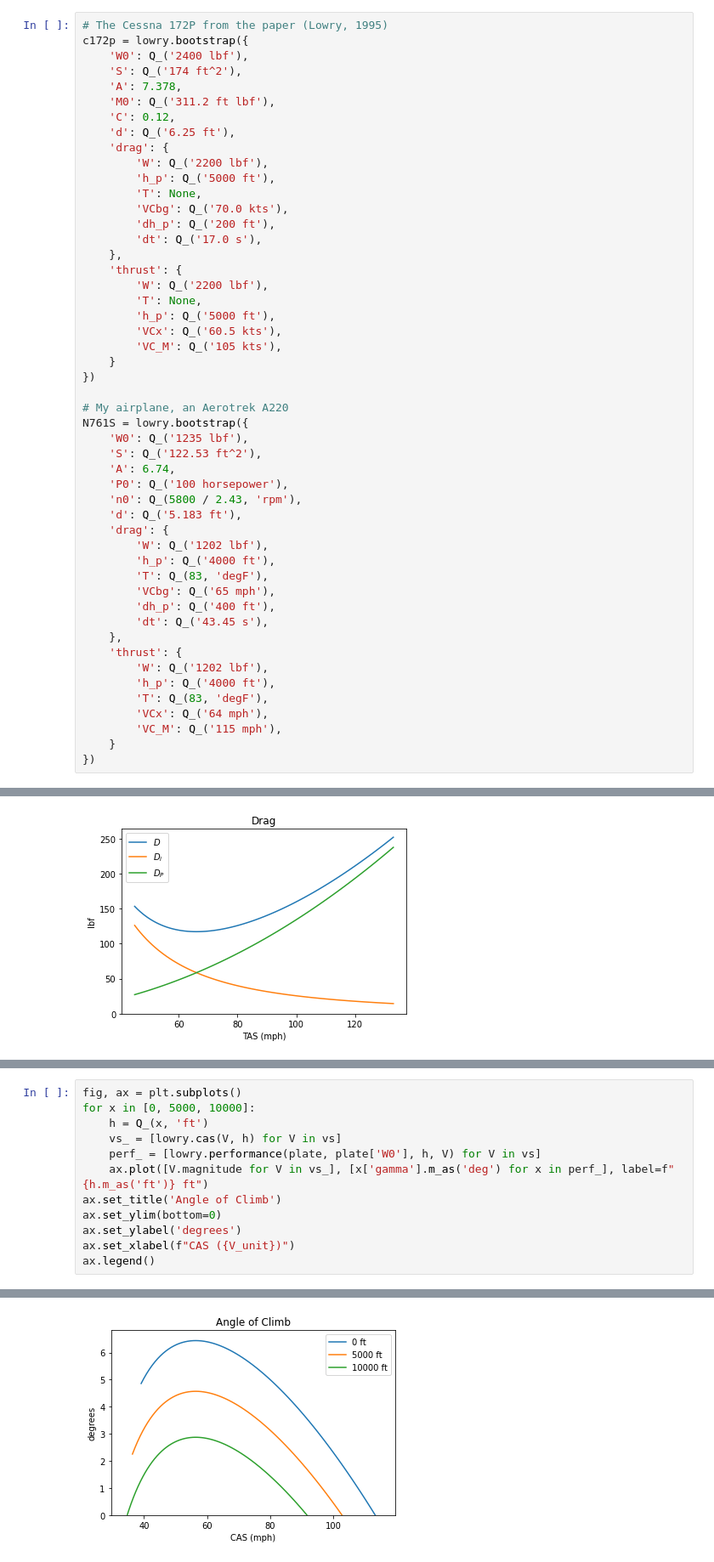
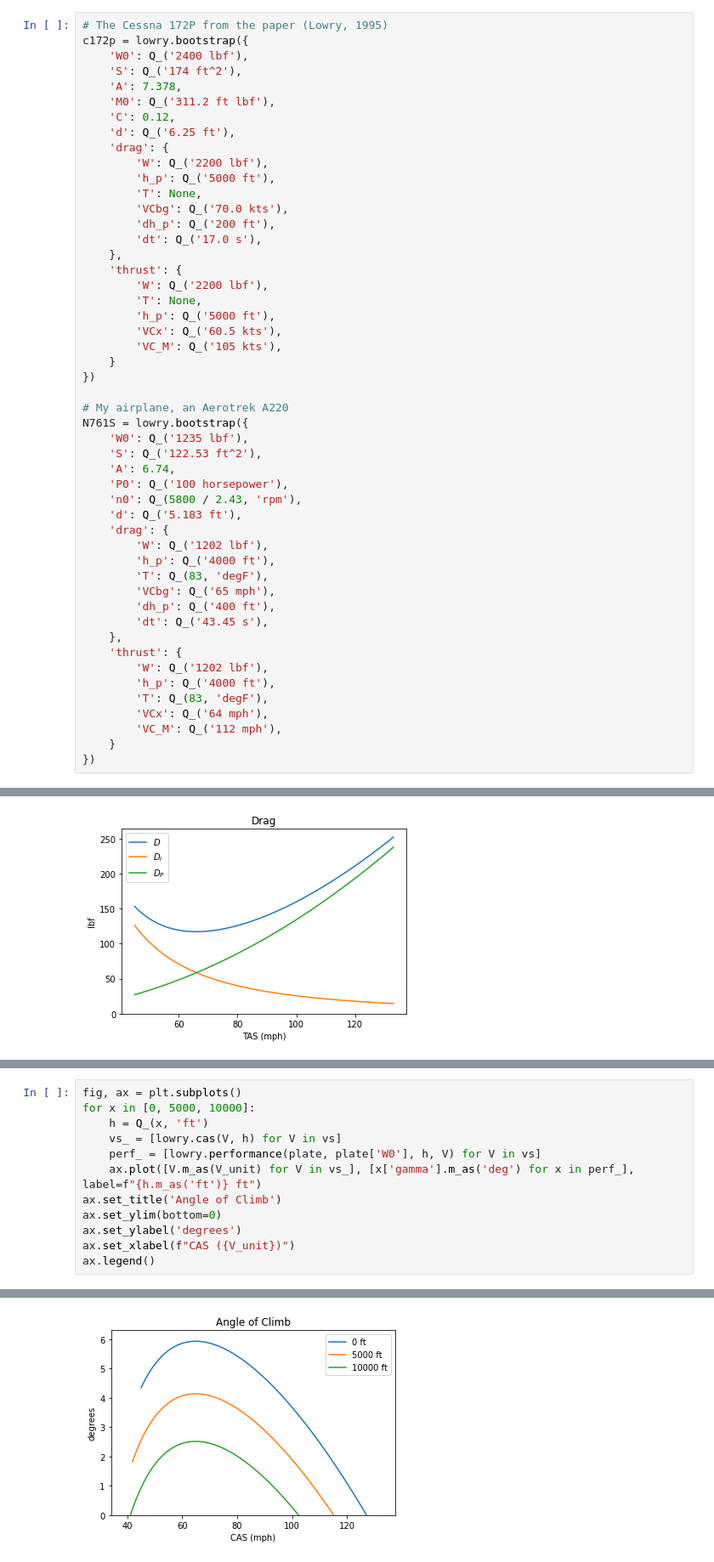
Before and after one commit to fugalh/lowry, a Jupyter notebook: py/Lowry.ipynb, the cells around one changed output, grey strips where cells are left out. Shown at 85% size. Drawn from its saved outputs; the diff is of its cells as text.

```diff
--- a/py/Lowry.ipynb
+++ b/py/Lowry.ipynb
@@ -54,7 +54,7 @@ N761S = lowry.bootstrap({
         'h_p': Q_('4000 ft'),
         'T': Q_(83, 'degF'),
         'VCx': Q_('64 mph'),
-        'VC_M': Q_('115 mph'),
+        'VC_M': Q_('112 mph'),
     }
 })
 # %%
@@ -150,18 +150,18 @@ ax.legend()
 # %%
 fig, ax = plt.subplots()
 for x in [0, 5000, 10000]:
     h = Q_(x, 'ft')
     vs_ = [lowry.cas(V, h) for V in vs]
     perf_ = [lowry.performance(plate, plate['W0'], h, V) for V in vs]
-    ax.plot([V.magnitude for V in vs_], [x['gamma'].m_as('deg') for x in perf_], label=f"{h.m_as('ft')} ft")
+    ax.plot([V.m_as(V_unit) for V in vs_], [x['gamma'].m_as('deg') for x in perf_], label=f"{h.m_as('ft')} ft")
 ax.set_title('Angle of Climb')
 ax.set_ylim(bottom=0)
 ax.set_ylabel('degrees')
 ax.set_xlabel(f"CAS ({V_unit})")
 ax.legend()
 # %% [output]
 <matplotlib.legend.Legend at 0x...>
-[figure, old version]
+[figure, new version]
 # %%
 W = plate['W0']
 fig, ax = plt.subplots()
```
Also changed, not shown: parts of 7 cells of this notebook.
